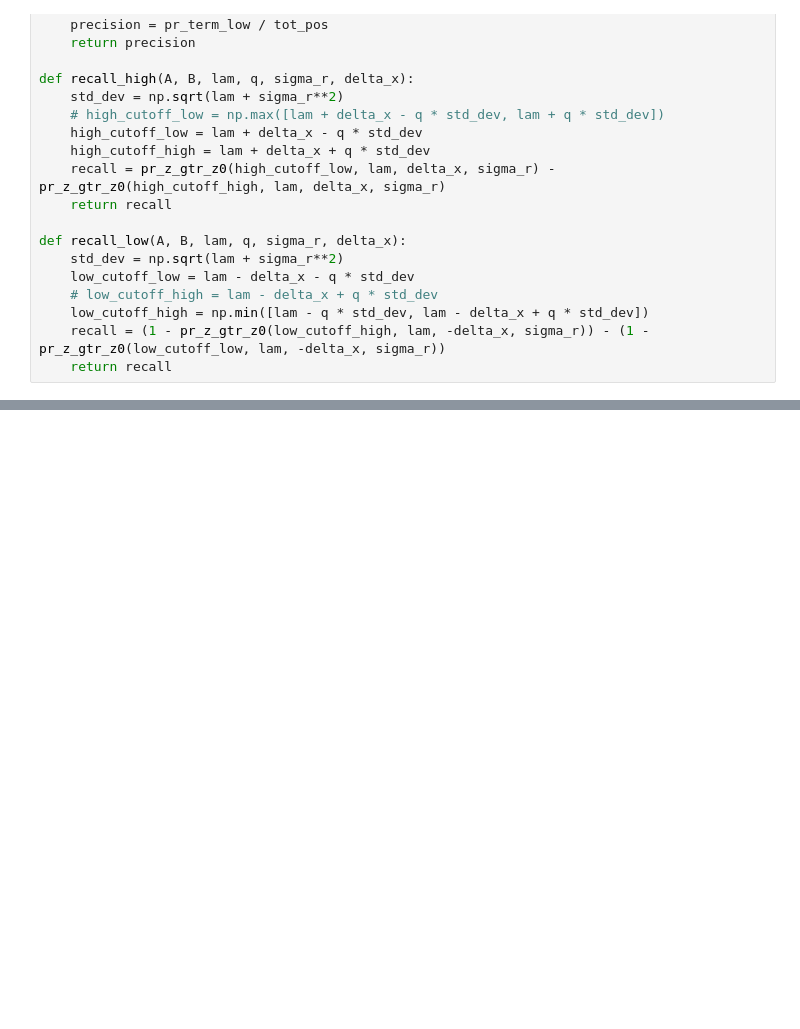
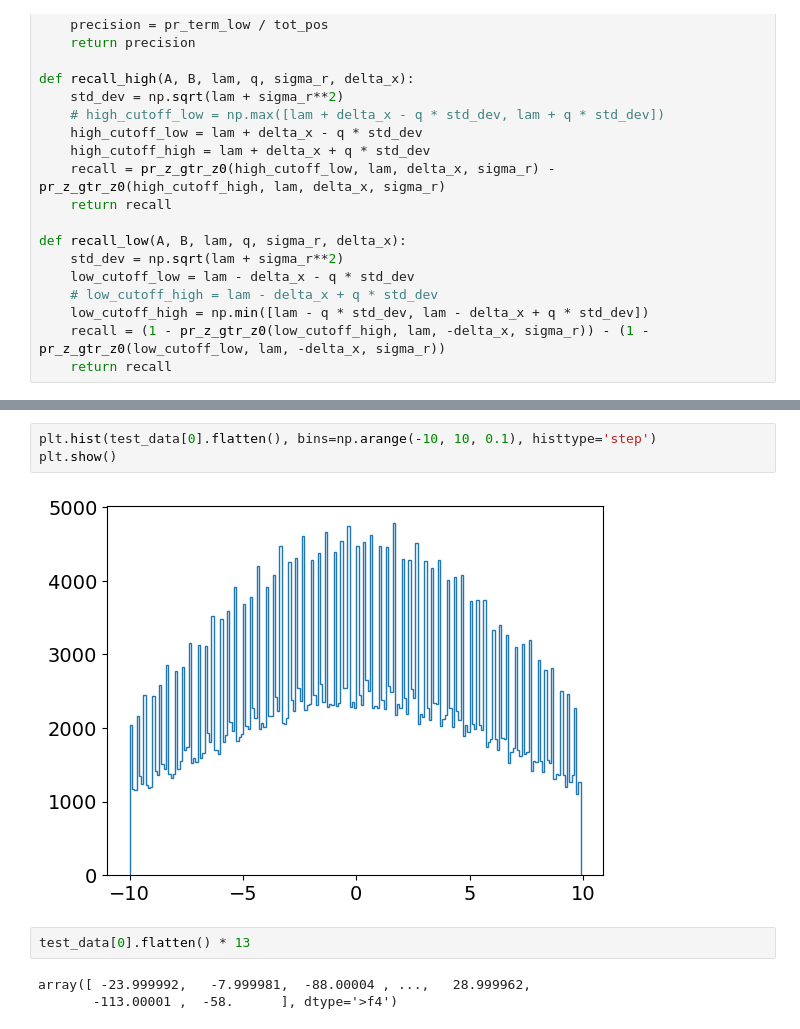
Before and after one commit to ChrisLayden/RTN-corrector, a Jupyter notebook: Test Code/rtn_algorithm.ipynb, the cells around one changed output, grey strips where cells are left out. Saved outputs shown, nothing was run; the diff lists cells and outputs as text; blank space fills up the shorter version.

```diff
--- a/Test Code/rtn_algorithm.ipynb
+++ b/Test Code/rtn_algorithm.ipynb
@@ -247,0 +393,10 @@ from make_lut import ThresholdLUT
+# %%
+plt.hist(test_data[0].flatten(), bins=np.arange(-10, 10, 0.1), histtype='step')
+plt.show()
+# %% [output]
+[figure, added]
+# %%
+test_data[0].flatten() * 13
+# %% [output]
+array([ -23.999992,   -7.999981,  -88.00004 , ...,   28.999962,
+       -113.00001 ,  -58.      ], dtype='>f4')
```
Also changed, not shown: parts of 13 cells of this notebook, 13 other files.
